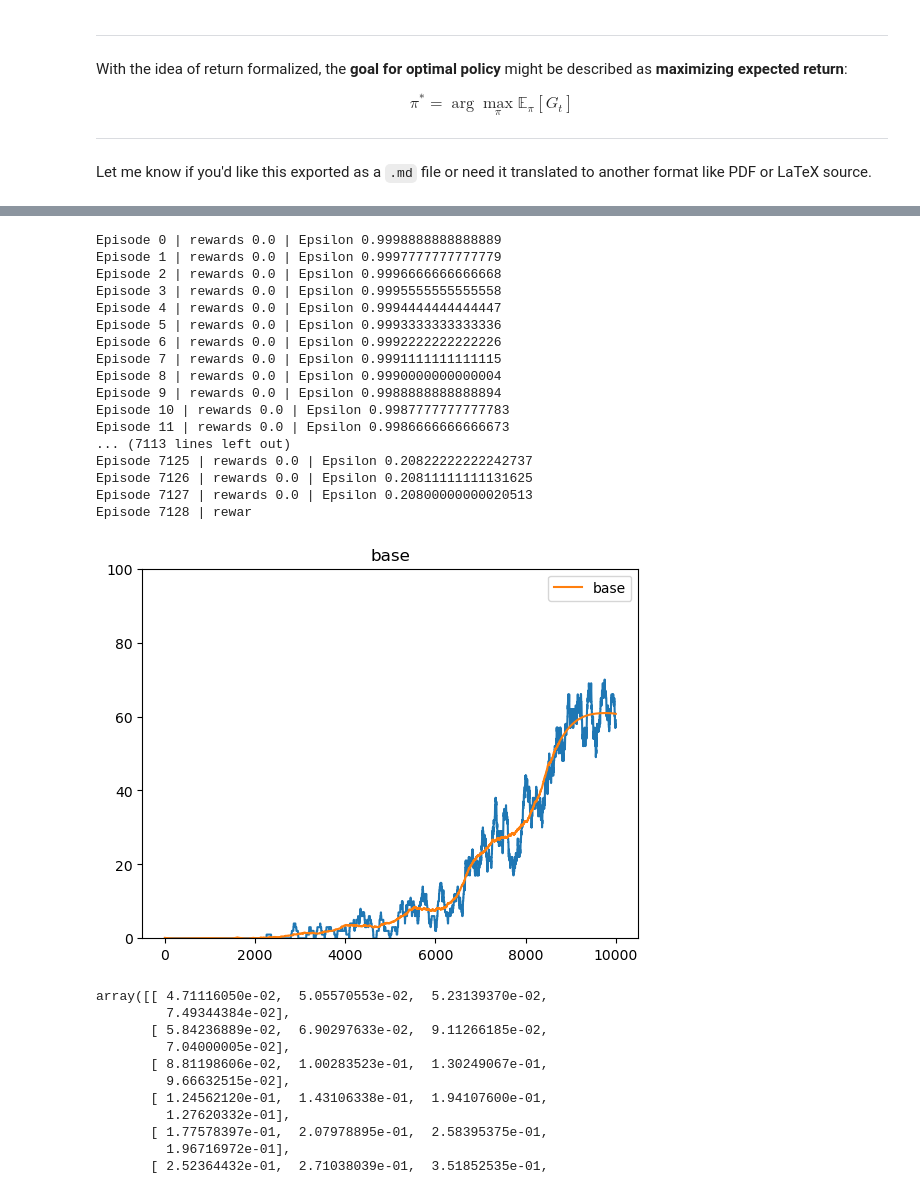
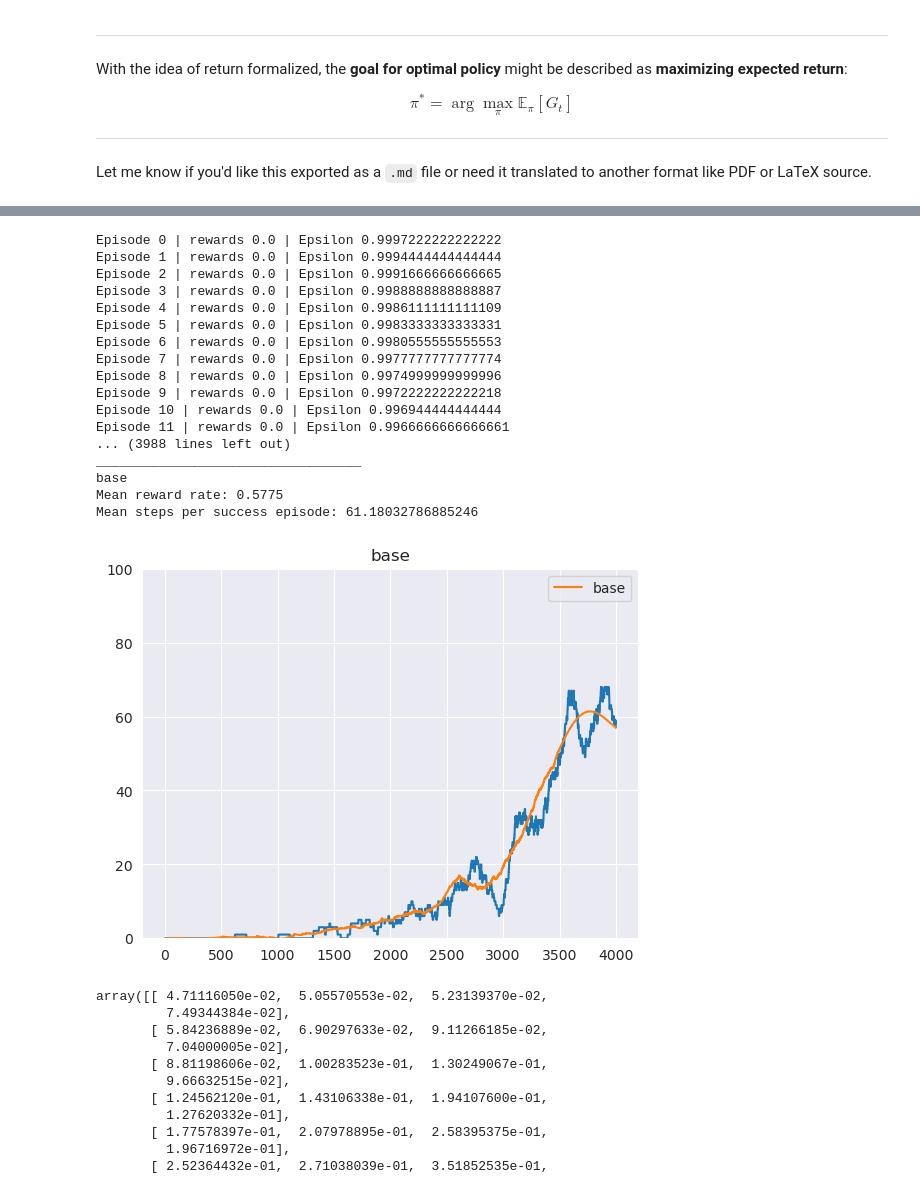
Before and after one commit to 33may/ml_portfolio, a Jupyter notebook: AIA/rl/frozen_lake.ipynb, the cells around one changed output, grey strips where cells are left out. Cells and saved outputs as stored; diff of their text form; code cells hidden in the pictures.

Commit message:
rl td-learning

```diff
--- a/AIA/rl/frozen_lake.ipynb
+++ b/AIA/rl/frozen_lake.ipynb
@@ -250,26 +359,26 @@ def run(episodes = 1):
 
     pygame.quit()
 # %%
-train(episodes=10000,learning_rate=0.05, cost_of_living=0.005, render=False)
+train()
 # %% [output]
-Episode 0 | rewards 0.0 | Epsilon 0.9998888888888889
-Episode 1 | rewards 0.0 | Epsilon 0.9997777777777779
-Episode 2 | rewards 0.0 | Epsilon 0.9996666666666668
-Episode 3 | rewards 0.0 | Epsilon 0.9995555555555558
-Episode 4 | rewards 0.0 | Epsilon 0.9994444444444447
-Episode 5 | rewards 0.0 | Epsilon 0.9993333333333336
-Episode 6 | rewards 0.0 | Epsilon 0.9992222222222226
-Episode 7 | rewards 0.0 | Epsilon 0.9991111111111115
-Episode 8 | rewards 0.0 | Epsilon 0.9990000000000004
-Episode 9 | rewards 0.0 | Epsilon 0.9988888888888894
-Episode 10 | rewards 0.0 | Epsilon 0.9987777777777783
-Episode 11 | rewards 0.0 | Epsilon 0.9986666666666673
-... (7113 lines left out)
-Episode 7125 | rewards 0.0 | Epsilon 0.20822222222242737
-Episode 7126 | rewards 0.0 | Epsilon 0.20811111111131625
-Episode 7127 | rewards 0.0 | Epsilon 0.20800000000020513
-Episode 7128 | rewar
+Episode 0 | rewards 0.0 | Epsilon 0.9997222222222222
+Episode 1 | rewards 0.0 | Epsilon 0.9994444444444444
+Episode 2 | rewards 0.0 | Epsilon 0.9991666666666665
+Episode 3 | rewards 0.0 | Epsilon 0.9988888888888887
+Episode 4 | rewards 0.0 | Epsilon 0.9986111111111109
+Episode 5 | rewards 0.0 | Epsilon 0.9983333333333331
+Episode 6 | rewards 0.0 | Epsilon 0.9980555555555553
+Episode 7 | rewards 0.0 | Epsilon 0.9977777777777774
+Episode 8 | rewards 0.0 | Epsilon 0.9974999999999996
+Episode 9 | rewards 0.0 | Epsilon 0.9972222222222218
+Episode 10 | rewards 0.0 | Epsilon 0.996944444444444
+Episode 11 | rewards 0.0 | Epsilon 0.9966666666666661
+... (3988 lines left out)
+__________________________________
+base
+Mean reward rate: 0.5775
+Mean steps per success episode: 61.18032786885246
-[figure, old version]
+[figure, new version]
 # %%
 run(episodes=4)
 # %%
```
Also changed, not shown: parts of 2 cells of this notebook.
